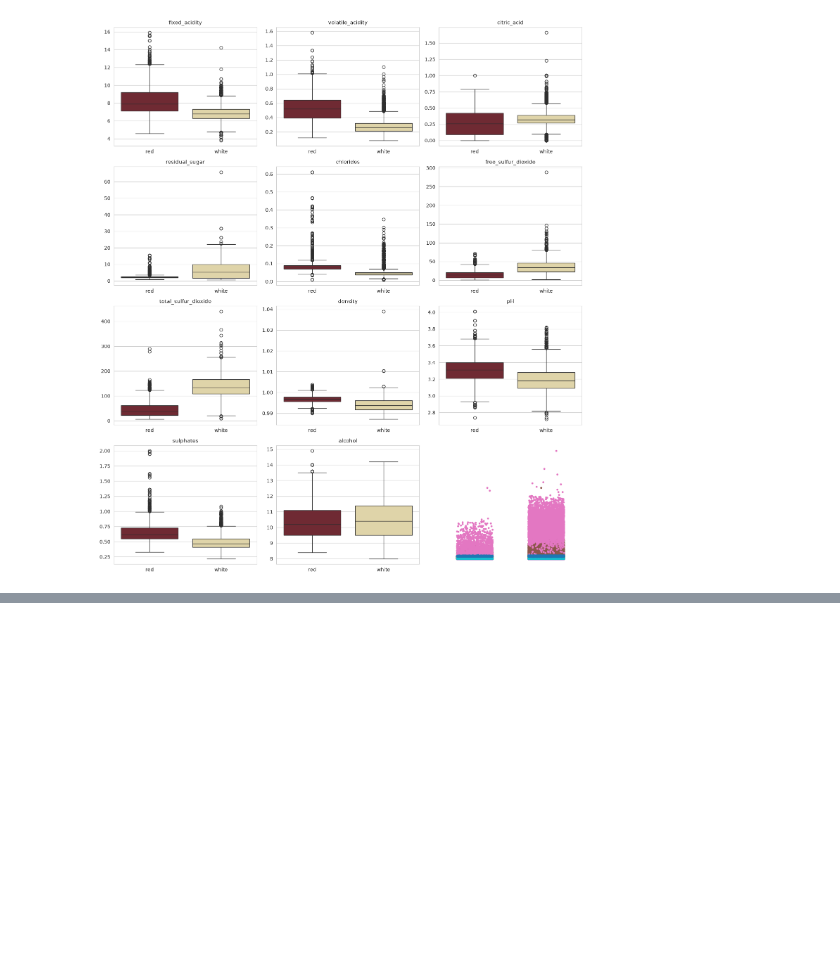
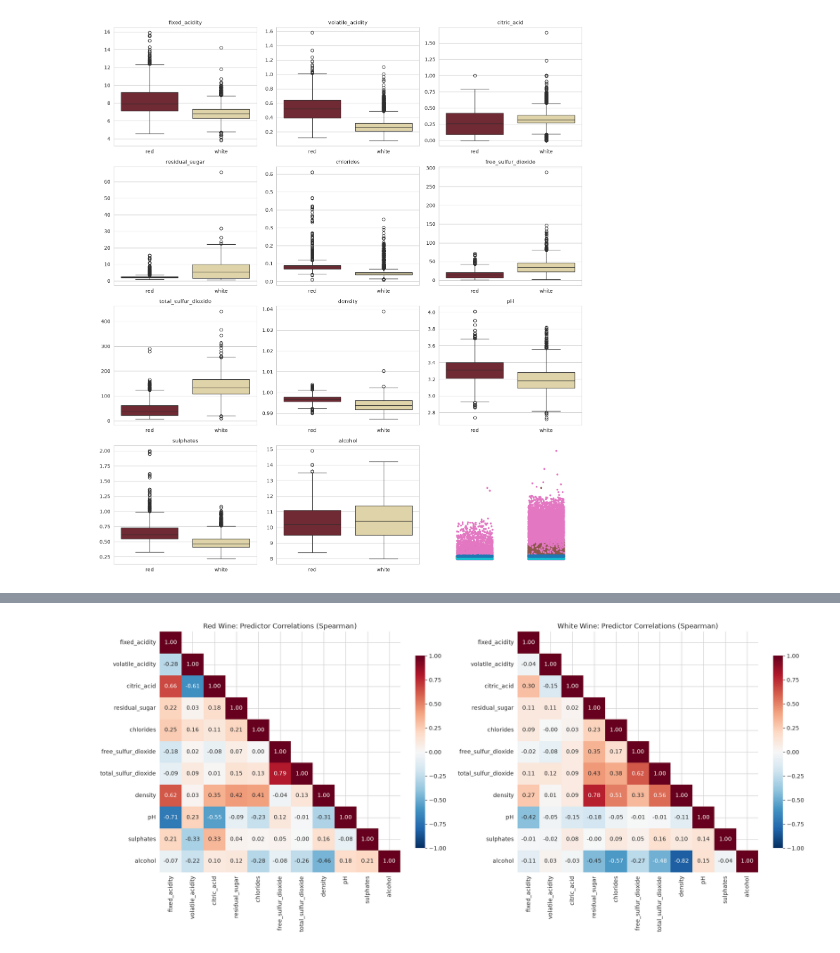
Before and after one commit to CreativeTob/UCIrepo__wine_quality_analysis, a Jupyter notebook: main.ipynb, the cells around one changed output, grey strips where cells are left out. Cells and saved outputs as stored; diff of their text form; code cells hidden in the pictures; blank space fills up the shorter version.

```diff
--- a/main.ipynb
+++ b/main.ipynb
@@ -275,0 +606,23 @@ plt.tight_layout()
+# %%
+# --- Heatmap 2: full predictor-predictor matrices, red and white ---
+fig, axes = plt.subplots(1, 2, figsize=(18, 8))
+
+red_full_corr = red[physicochemical_vars].corr(method='spearman')
+white_full_corr = white[physicochemical_vars].corr(method='spearman')
+
+mask_red = np.triu(np.ones_like(red_full_corr, dtype=bool), k=1)
+mask_white = np.triu(np.ones_like(white_full_corr, dtype=bool), k=1)
+
+sns.heatmap(red_full_corr, mask=mask_red, annot=True, fmt='.2f', cmap='RdBu_r',
+            center=0, vmin=-1, vmax=1, ax=axes[0], square=True, cbar_kws={'shrink': 0.7})
+axes[0].set_title('Red Wine: Predictor Correlations (Spearman)', fontsize=12)
+
+sns.heatmap(white_full_corr, mask=mask_white, annot=True, fmt='.2f', cmap='RdBu_r',
+            center=0, vmin=-1, vmax=1, ax=axes[1], square=True, cbar_kws={'shrink': 0.7})
+axes[1].set_title('White Wine: Predictor Correlations (Spearman)', fontsize=12)
+
+plt.tight_layout()
+plt.savefig('charts/predictor_corr_heatmaps.png', dpi=150)
+plt.show()
+# %% [output]
+[figure, added]
```
Also changed, not shown: parts of 17 cells of this notebook.
